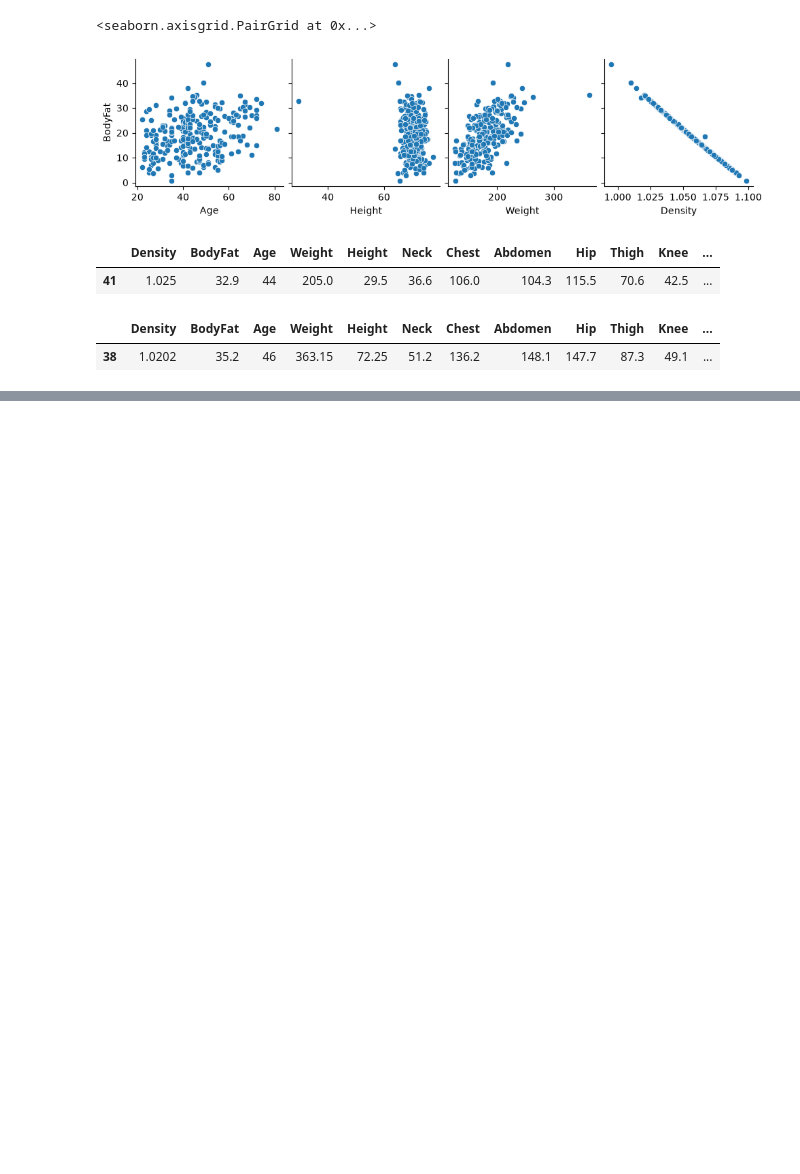
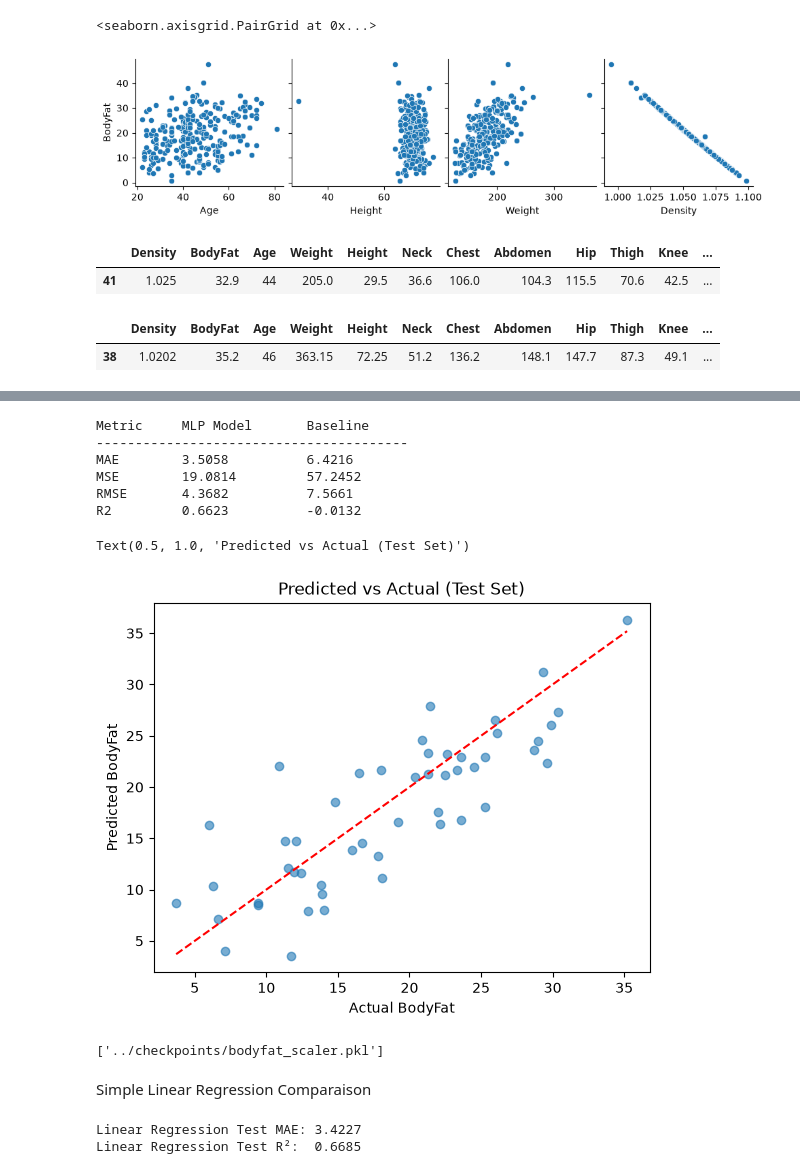
Before and after one commit to Ahmed-Ayari/BodyFat_Prediction, a Jupyter notebook: ML/notebooks/notebook.ipynb, the cells around one changed output, grey strips where cells are left out. Drawn from its saved outputs; the diff is of its cells as text; code cells hidden in the pictures; blank space fills up the shorter version.

```diff
--- a/ML/notebooks/notebook.ipynb
+++ b/ML/notebooks/notebook.ipynb
@@ -142,0 +193,51 @@ val_loader = DataLoader(val_dataset, batch_size=32, shuffle=False)
+# %%
+trained_model.eval()
+
+test_metrics, test_preds, test_targets = evaluate.evaluate_model(trained_model, test_loader)
+baseline_metrics = evaluate.naive_baseline_metrics(y_train, y_test)
+
+evaluate.print_comparison(test_metrics, baseline_metrics, model_name="MLP Model")
+# %% [output]
+Metric     MLP Model       Baseline
+----------------------------------------
+MAE        3.5058          6.4216
+MSE        19.0814         57.2452
+RMSE       4.3682          7.5661
+R2         0.6623          -0.0132
+# %%
+plt.scatter(test_targets, test_preds, alpha=0.6)
+plt.plot([test_targets.min(), test_targets.max()], [test_targets.min(), test_targets.max()], 'r--')
+plt.xlabel("Actual BodyFat")
+plt.ylabel("Predicted BodyFat")
+plt.title("Predicted vs Actual (Test Set)")
+# %% [output]
+Text(0.5, 1.0, 'Predicted vs Actual (Test Set)')
+[figure, added]
+# %%
+torch.save({
+    "model_state_dict": trained_model.state_dict(),
+    "input_size": X_train.shape[1],
+    "hidden_sizes": [64, 32],
+    "feature_columns": list(X_train.columns),
+}, "../checkpoints/bodyfat_mlp.pt")
+
+joblib.dump(scaler, "../checkpoints/bodyfat_scaler.pkl")
+# %% [output]
+['../checkpoints/bodyfat_scaler.pkl']
+# %% [markdown]
+Simple Linear Regression Comparaison
+# %%
+from sklearn.linear_model import LinearRegression
+
+lr_model = LinearRegression()
+lr_model.fit(X_train_scaled, y_train)
+lr_preds = lr_model.predict(X_test_scaled)
+
+lr_mae = np.mean(np.abs(y_test.values - lr_preds))
+lr_r2 = lr_model.score(X_test_scaled, y_test)
+
+print(f"Linear Regression Test MAE: {lr_mae:.4f}")
+print(f"Linear Regression Test R²:  {lr_r2:.4f}")
+# %% [output]
+Linear Regression Test MAE: 3.4227
+Linear Regression Test R²:  0.6685
```
Also changed, not shown: parts of 4 cells of this notebook, 5 other files.
